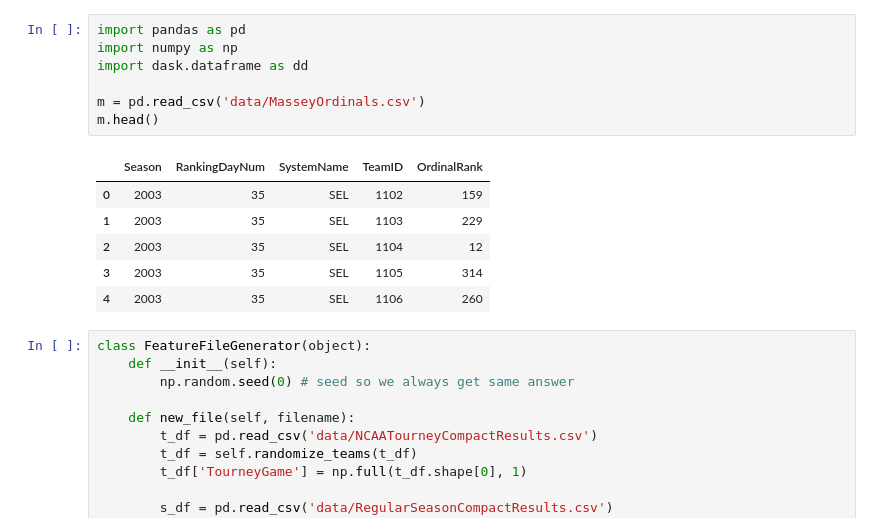
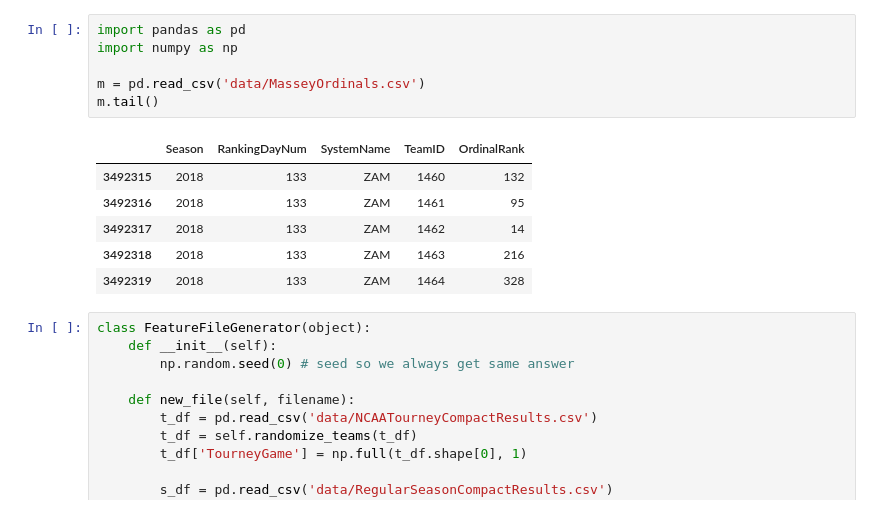
Before and after one commit to dtamayo/NCAAbasketball, a Jupyter notebook: 2019/2019GenerateMassey.ipynb, the cells around one changed output. Saved outputs shown, nothing was run; the diff lists cells and outputs as text.

```diff
--- a/2019/2019GenerateMassey.ipynb
+++ b/2019/2019GenerateMassey.ipynb
@@ -1,17 +1,16 @@
 # %%
 import pandas as pd
 import numpy as np
-import dask.dataframe as dd
 
 m = pd.read_csv('data/MasseyOrdinals.csv')
-m.head()
+m.tail()
 # %% [output]
 |  | Season | RankingDayNum | SystemName | TeamID | OrdinalRank |
-| 0 | 2003 | 35 | SEL | 1102 | 159 |
-| 1 | 2003 | 35 | SEL | 1103 | 229 |
-| 2 | 2003 | 35 | SEL | 1104 | 12 |
-| 3 | 2003 | 35 | SEL | 1105 | 314 |
-| 4 | 2003 | 35 | SEL | 1106 | 260 |
+| 3492315 | 2018 | 133 | ZAM | 1460 | 132 |
+| 3492316 | 2018 | 133 | ZAM | 1461 | 95 |
+| 3492317 | 2018 | 133 | ZAM | 1462 | 14 |
+| 3492318 | 2018 | 133 | ZAM | 1463 | 216 |
+| 3492319 | 2018 | 133 | ZAM | 1464 | 328 |
 # %%
 class FeatureFileGenerator(object):
     def __init__(self):
```
Also changed, not shown: parts of 7 cells of this notebook, 3 other files.
